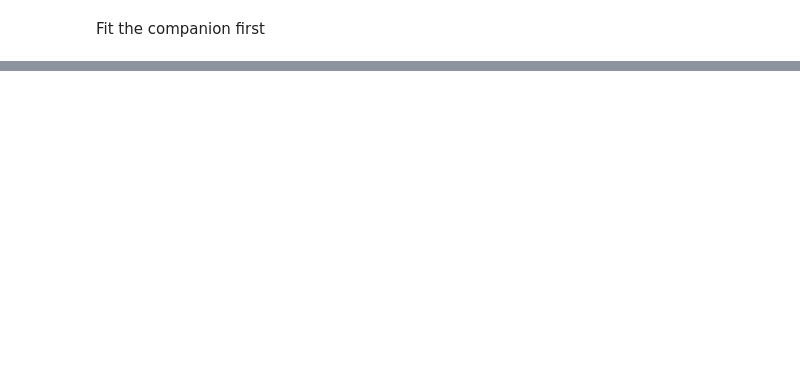
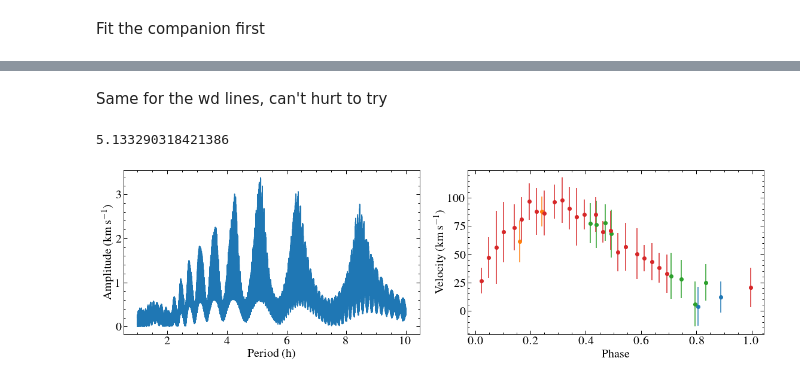
Before and after one commit to davidjwilson/wd-bd, a Jupyter notebook: new_period_fit.ipynb, the cells around one changed output, grey strips where cells are left out. Saved outputs shown, nothing was run; the diff lists cells and outputs as text; code cells hidden in the pictures; blank space fills up the shorter version.

```diff
--- a/new_period_fit.ipynb
+++ b/new_period_fit.ipynb
@@ -95,0 +77,38 @@ Parameters:
+# %% [markdown]
+Same for the wd lines, can't hurt to try
+# %%
+import math
+dates  = np.array(wddvs['MJD'])
+nights = np.array([math.floor(date) for date in dates])
+#print(nights)
+cols =  []
+for i , n in enumerate(np.unique(nights)):
+    for night in nights:
+        if night == n:
+            cols.append('C{}'.format(i))
+cols = np.array(cols)
+#print(cols)
+
+#fitter = fitting.LevMarLSQFitter()
+
+frequency, power = LombScargle(wdt, wdv,dy=wde, normalization='model').autopower(minimum_frequency=1/10, maximum_frequency=1/1, samples_per_peak=10)
+wdperiod = 1/frequency[np.argmax(power)]
+print(wdperiod)
+
+plt.figure(figsize=(16, 5))
+
+plt.subplot(121)
+plt.plot(1/frequency, np.sqrt(power))
+plt.xlabel('Period (h)')
+plt.ylabel('Amplitude (km\,s$^{-1}$)')
+#plt.axhline(np.sqrt(fa99), ls='--', c='0.5')
+
+plt.subplot(122)
+for i in range(len(wdt)):
+    plt.errorbar((wdt[i]/wdperiod %1), wdv[i], yerr=wde[i], marker='o', ls='none', color=cols[i])
+plt.xlabel('Phase')
+plt.ylabel('Velocity (km\,s$^{-1}$)')
+plt.tight_layout()
+# %% [output]
+5.133290318421386
+[figure, added]
```
Also changed, not shown: parts of 9 cells of this notebook, 49 other files.
